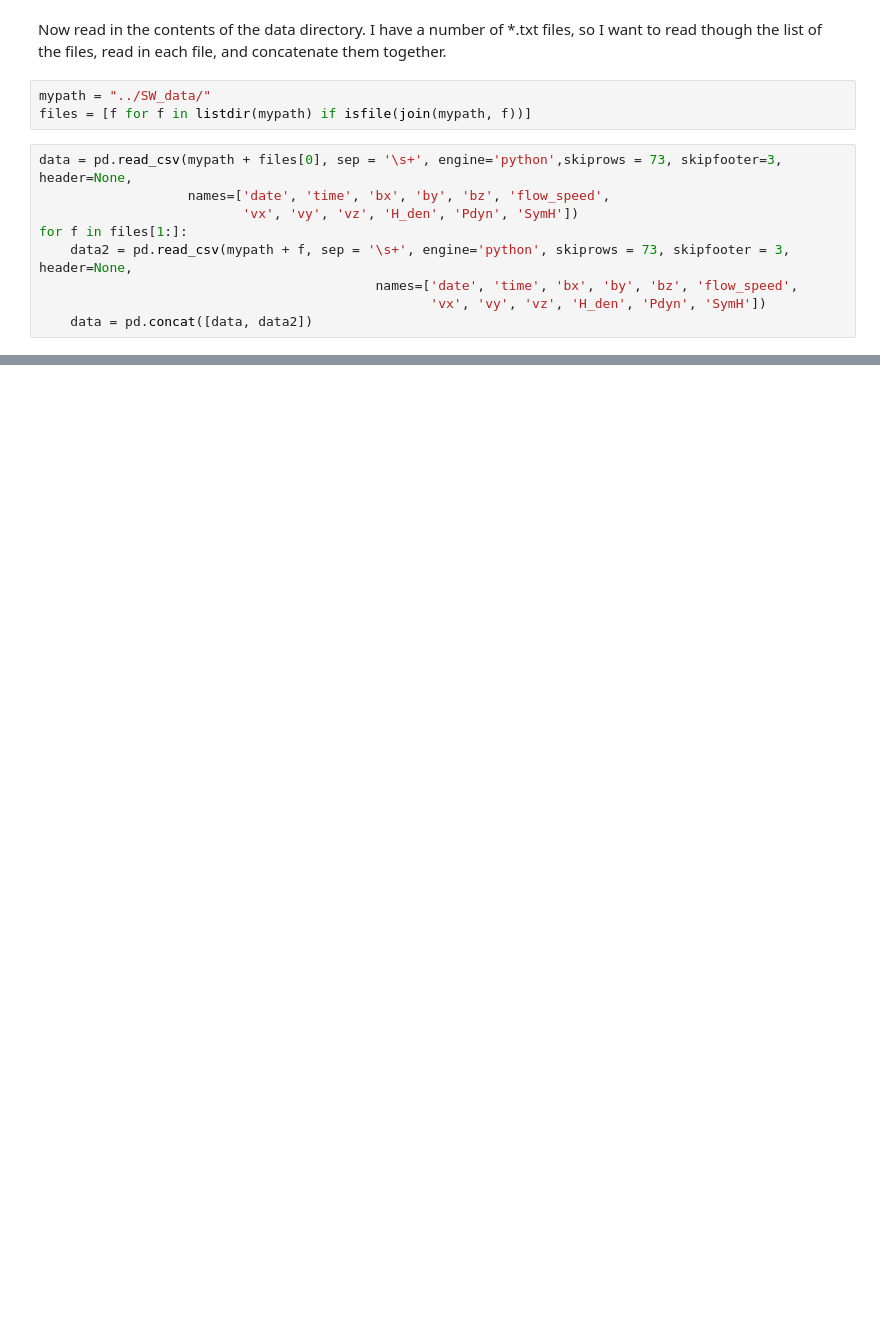
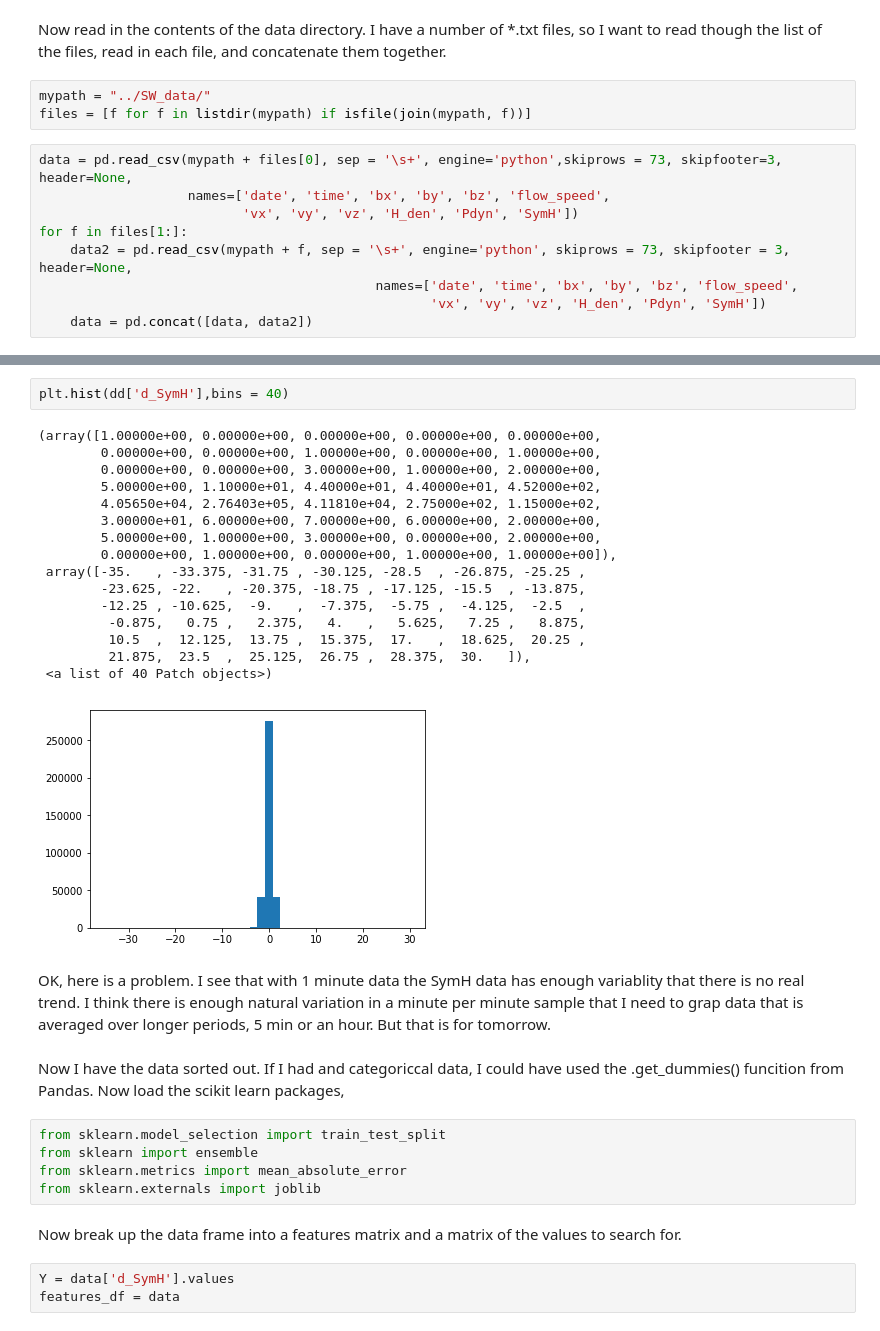
Before and after one commit to philvalek/d_symH, a Jupyter notebook: code/ml_dsymh.ipynb, the cells around one changed output, grey strips where cells are left out. Cells and saved outputs as stored; diff of their text form; blank space fills up the shorter version.

```diff
--- a/code/ml_dsymh.ipynb
+++ b/code/ml_dsymh.ipynb
@@ -45,0 +76,33 @@ Now that we have the data read in, we will need to handle the bad data. These wi
+# %%
+plt.hist(dd['d_SymH'],bins = 40)
+# %% [output]
+(array([1.00000e+00, 0.00000e+00, 0.00000e+00, 0.00000e+00, 0.00000e+00,
+        0.00000e+00, 0.00000e+00, 1.00000e+00, 0.00000e+00, 1.00000e+00,
+        0.00000e+00, 0.00000e+00, 3.00000e+00, 1.00000e+00, 2.00000e+00,
+        5.00000e+00, 1.10000e+01, 4.40000e+01, 4.40000e+01, 4.52000e+02,
+        4.05650e+04, 2.76403e+05, 4.11810e+04, 2.75000e+02, 1.15000e+02,
+        3.00000e+01, 6.00000e+00, 7.00000e+00, 6.00000e+00, 2.00000e+00,
+        5.00000e+00, 1.00000e+00, 3.00000e+00, 0.00000e+00, 2.00000e+00,
+        0.00000e+00, 1.00000e+00, 0.00000e+00, 1.00000e+00, 1.00000e+00]),
+ array([-35.   , -33.375, -31.75 , -30.125, -28.5  , -26.875, -25.25 ,
+        -23.625, -22.   , -20.375, -18.75 , -17.125, -15.5  , -13.875,
+        -12.25 , -10.625,  -9.   ,  -7.375,  -5.75 ,  -4.125,  -2.5  ,
+         -0.875,   0.75 ,   2.375,   4.   ,   5.625,   7.25 ,   8.875,
+         10.5  ,  12.125,  13.75 ,  15.375,  17.   ,  18.625,  20.25 ,
+         21.875,  23.5  ,  25.125,  26.75 ,  28.375,  30.   ]),
+ <a list of 40 Patch objects>)
+[figure, added]
+# %% [markdown]
+OK, here is a problem. I see that with 1 minute data the SymH data has enough variablity that there is no real trend. I think there is enough natural variation in a minute per minute sample that I need to grap data that is averaged over longer periods, 5 min or an hour. But that is for tomorrow.
+# %% [markdown]
+Now I have the data sorted out. If I had and categoriccal data, I could have used the .get_dummies() funcition from Pandas. Now load the scikit learn packages,
+# %%
+from sklearn.model_selection import train_test_split
+from sklearn import ensemble
+from sklearn.metrics import mean_absolute_error
+from sklearn.externals import joblib
+# %% [markdown]
+Now break up the data frame into a features matrix and a matrix of the values to search for.
+# %%
+Y = data['d_SymH'].values
+features_df = data
```
Also changed, not shown: parts of 18 cells of this notebook.
